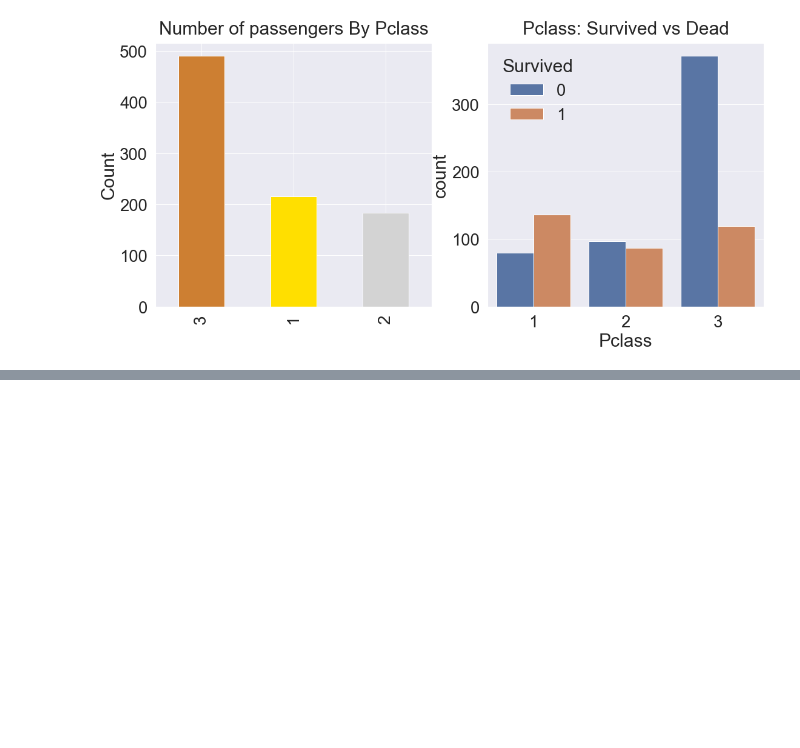
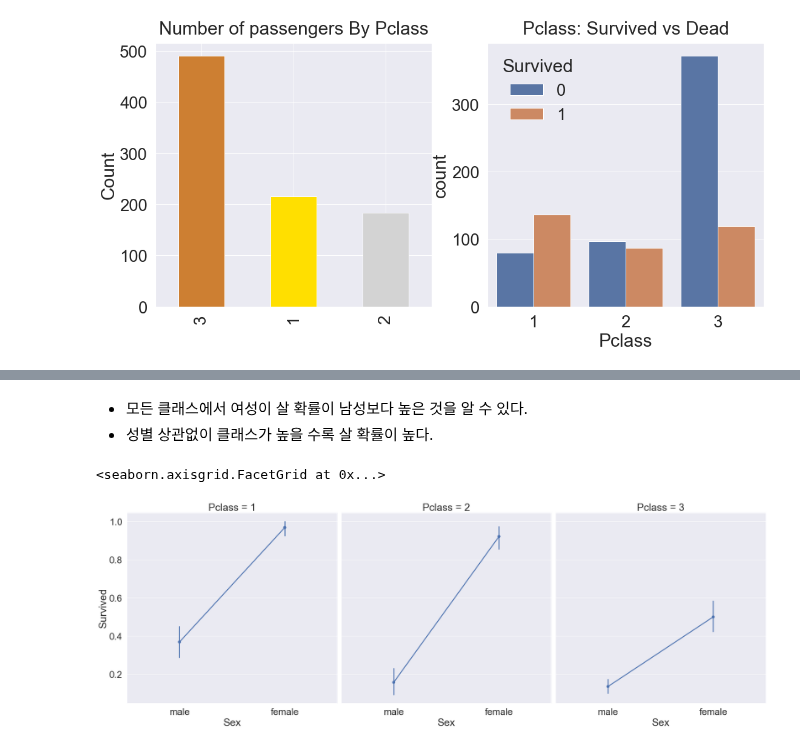
Before and after one commit to wizdom-js/data_analysis, a Jupyter notebook: Kaggle_titanic/with_kaggle_youhanlee.ipynb, the cells around one changed output, grey strips where cells are left out. Cells and saved outputs as stored; diff of their text form; code cells hidden in the pictures; blank space fills up the shorter version.

```diff
--- a/Kaggle_titanic/with_kaggle_youhanlee.ipynb
+++ b/Kaggle_titanic/with_kaggle_youhanlee.ipynb
@@ -220,0 +284,11 @@ Pclass의 total count는 3번째 class가 가장 많고 그다음 1, 2이지만,
+# %% [markdown]
+* 모든 클래스에서 여성이 살 확률이 남성보다 높은 것을 알 수 있다.
+* 성별 상관없이 클래스가 높을 수록 살 확률이 높다.
+# %%
+# factorplot을 다르게 느껴보자
+# 색으로 말고 column으로 !
+# 보는 뱡향이 바뀐다 !
+sns.factorplot(x='Sex', y='Survived', col='Pclass', data=df_train, saturation=.5, size=9, aspect=1)
+# %% [output]
+<seaborn.axisgrid.FacetGrid at 0x...>
+[figure, added]
```
Also changed, not shown: parts of 26 cells of this notebook.
